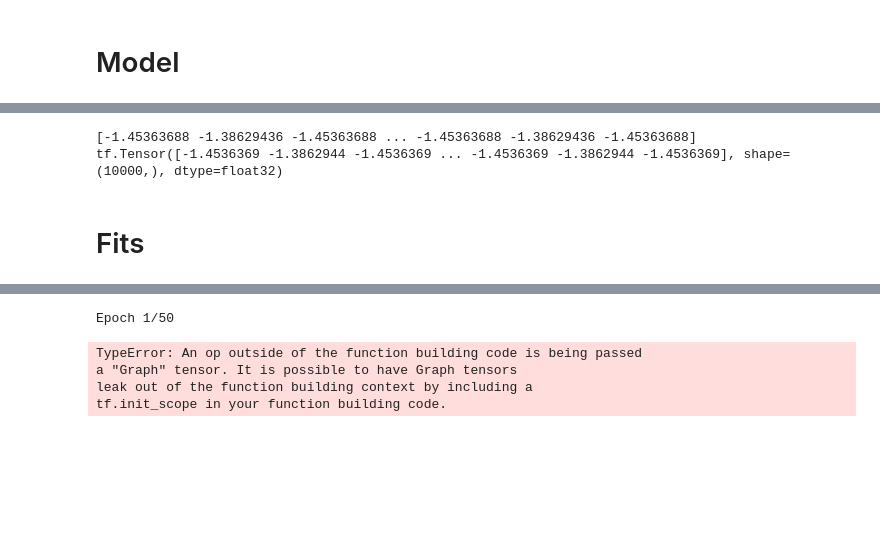
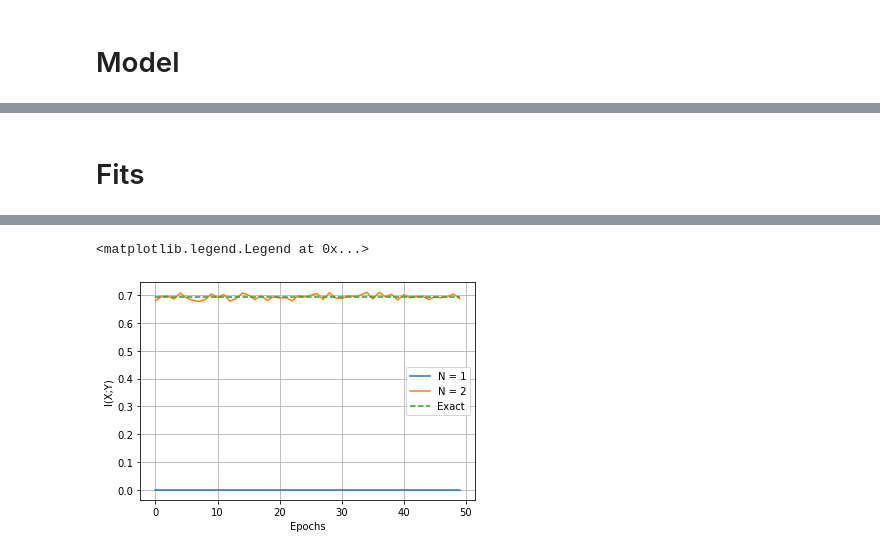
Before and after one commit to rikab/GaussianAnsatz, a Jupyter notebook: test.ipynb, the cells around one changed output, grey strips where cells are left out. Cells and saved outputs as stored; diff of their text form; code cells hidden in the pictures; blank space fills up the shorter version.

Commit message:
factorizer - working example

```diff
--- a/test.ipynb
+++ b/test.ipynb
@@ -40,27 +37,21 @@ To enable them in other operations, rebuild TensorFlow with the appropriate comp
-# %%
-f1 = Factorizer(1, [DNN(1, (16, 16,), (1,), output_act="sigmoid"), ], [DNN(1, (16, 16,), (1,), output_act="sigmoid"), ])
-f2 = Factorizer(2, x_network_template, y_network_template)
-
-opt = tf.keras.optimizers.Adam(clipnorm = 1.0, learning_rate = 1e-3)
-f1.compile(loss=mine_loss, optimizer=opt, metrics = [MI, joint, marginal])
-f2.compile(loss=mine_loss, optimizer=opt, metrics = [MI, joint, marginal])
-
-print(f2([x,y]))
-# %% [output]
-[-1.45363688 -1.38629436 -1.45363688 ... -1.45363688 -1.38629436 -1.45363688]
-tf.Tensor([-1.4536369 -1.3862944 -1.4536369 ... -1.4536369 -1.3862944 -1.4536369], shape=(10000,), dtype=float32)
+# %%
+N = 2
+f = []
+opt = tf.keras.optimizers.Adam(clipnorm = 1.0, learning_rate = 1e-3)
+for i in range(N):
+    f.append(Factorizer(i+1, x_network_template, y_network_template))
+    f[i].compile(loss=mine_loss, optimizer=opt, metrics = [MI, joint, marginal], run_eagerly=True,)
 # %% [markdown]
 # Fits
 # %%
 epochs = 50
 batch_size = 512
 
-history1 = f1.fit([x, y], batch_size= batch_size, epochs = epochs, shuffle=True, verbose= 2)
-# history2 = f2.fit([x, y], batch_size= batch_size, epochs = epochs, shuffle=True, verbose= 2)
+for i in range(N):
+    history = f[i].fit([x, y], batch_size= batch_size, epochs = epochs, shuffle=True, verbose= 2)
+    plt.plot(history.history["MI"], label = "N = %d" % (i+1))
 
-plt.plot(history1.history["MI"], label = "N = 1")
-plt.plot(history2.history["MI"], label = "N = 2")
-plt.plot(history2.history["MI"] * 0 + np.log(2.0), linestyle = "--", label = "Exact")
+plt.plot(np.log(2.0) * np.ones(epochs), linestyle = "--", label = "Exact")
 plt.xlabel("Epochs")
 plt.ylabel("I(X;Y)")
 plt.grid()
@@ -70,5 +77,2 @@ plt.legend()
-Epoch 1/50
+<matplotlib.legend.Legend at 0x...>
-TypeError: An op outside of the function building code is being passed
-a "Graph" tensor. It is possible to have Graph tensors
-leak out of the function building context by including a
-tf.init_scope in your function building code.
+[figure, added]
```
Also changed, not shown: parts of 3 cells of this notebook, 1 other file.
